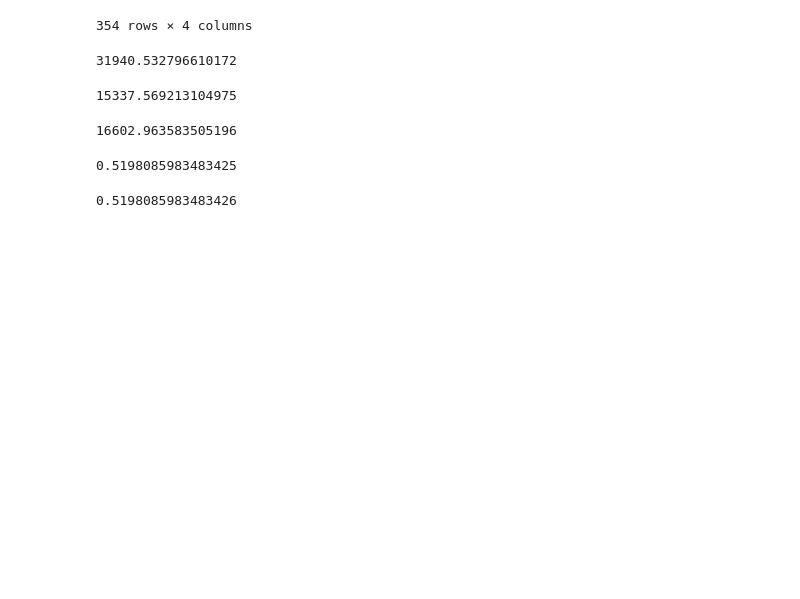
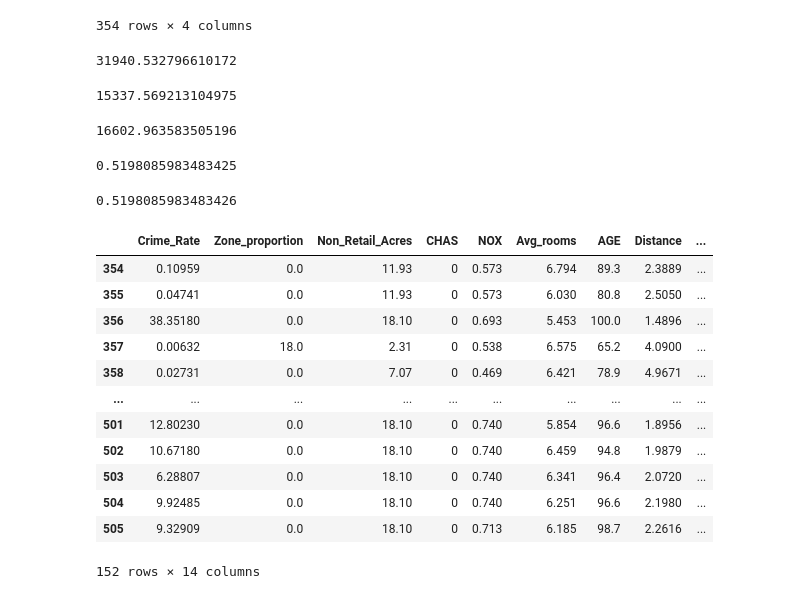
Before and after one commit to swastikbanerjee/AML_Lab, a Jupyter notebook: Lab1.ipynb, the cells around one changed output. Cells and saved outputs as stored; diff of their text form; code cells hidden in the pictures; blank space fills up the shorter version.

```diff
--- a/Lab1.ipynb
+++ b/Lab1.ipynb
@@ -187,3 +187,20 @@ RsqA = model.score(df2[['Avg_rooms ']],df2['MValue'])
 RsqA
 # %% [output]
 0.5198085983483426
+# %%
+df3 = data.iloc[354:507,:]
+df3
+# %% [output]
+|  | Crime_Rate | Zone_proportion | Non_Retail_Acres | CHAS | NOX | Avg_rooms | AGE | Distance | ... |
+| 354 | 0.10959 | 0.0 | 11.93 | 0 | 0.573 | 6.794 | 89.3 | 2.3889 | ... |
+| 355 | 0.04741 | 0.0 | 11.93 | 0 | 0.573 | 6.030 | 80.8 | 2.5050 | ... |
+| 356 | 38.35180 | 0.0 | 18.10 | 0 | 0.693 | 5.453 | 100.0 | 1.4896 | ... |
+| 357 | 0.00632 | 18.0 | 2.31 | 0 | 0.538 | 6.575 | 65.2 | 4.0900 | ... |
+| 358 | 0.02731 | 0.0 | 7.07 | 0 | 0.469 | 6.421 | 78.9 | 4.9671 | ... |
+| ... | ... | ... | ... | ... | ... | ... | ... | ... | ... |
+| 501 | 12.80230 | 0.0 | 18.10 | 0 | 0.740 | 5.854 | 96.6 | 1.8956 | ... |
+| 502 | 10.67180 | 0.0 | 18.10 | 0 | 0.740 | 6.459 | 94.8 | 1.9879 | ... |
+| 503 | 6.28807 | 0.0 | 18.10 | 0 | 0.740 | 6.341 | 96.4 | 2.0720 | ... |
+| 504 | 9.92485 | 0.0 | 18.10 | 0 | 0.740 | 6.251 | 96.6 | 2.1980 | ... |
+| 505 | 9.32909 | 0.0 | 18.10 | 0 | 0.713 | 6.185 | 98.7 | 2.2616 | ... |
+152 rows × 14 columns
```
Also changed, not shown: parts of 10 cells of this notebook.
